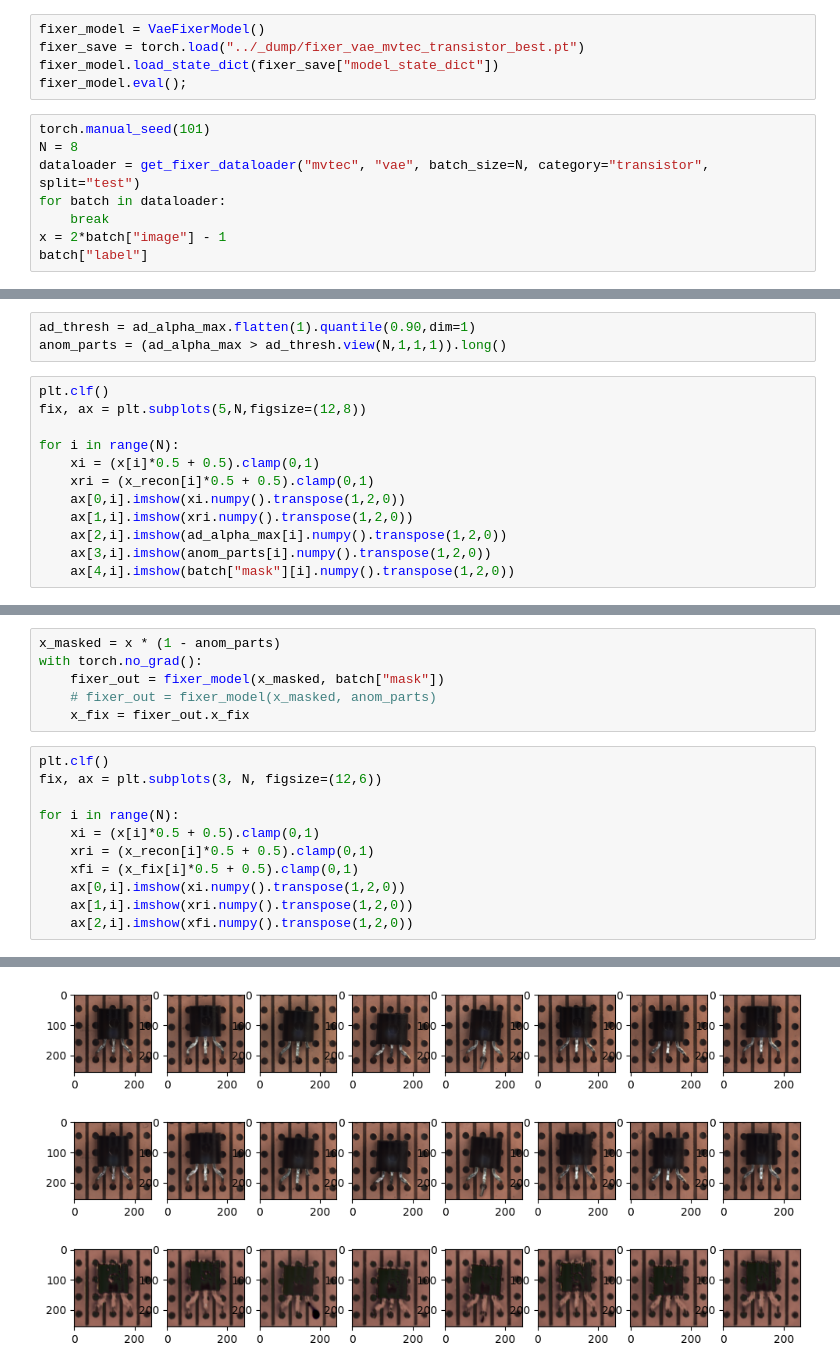
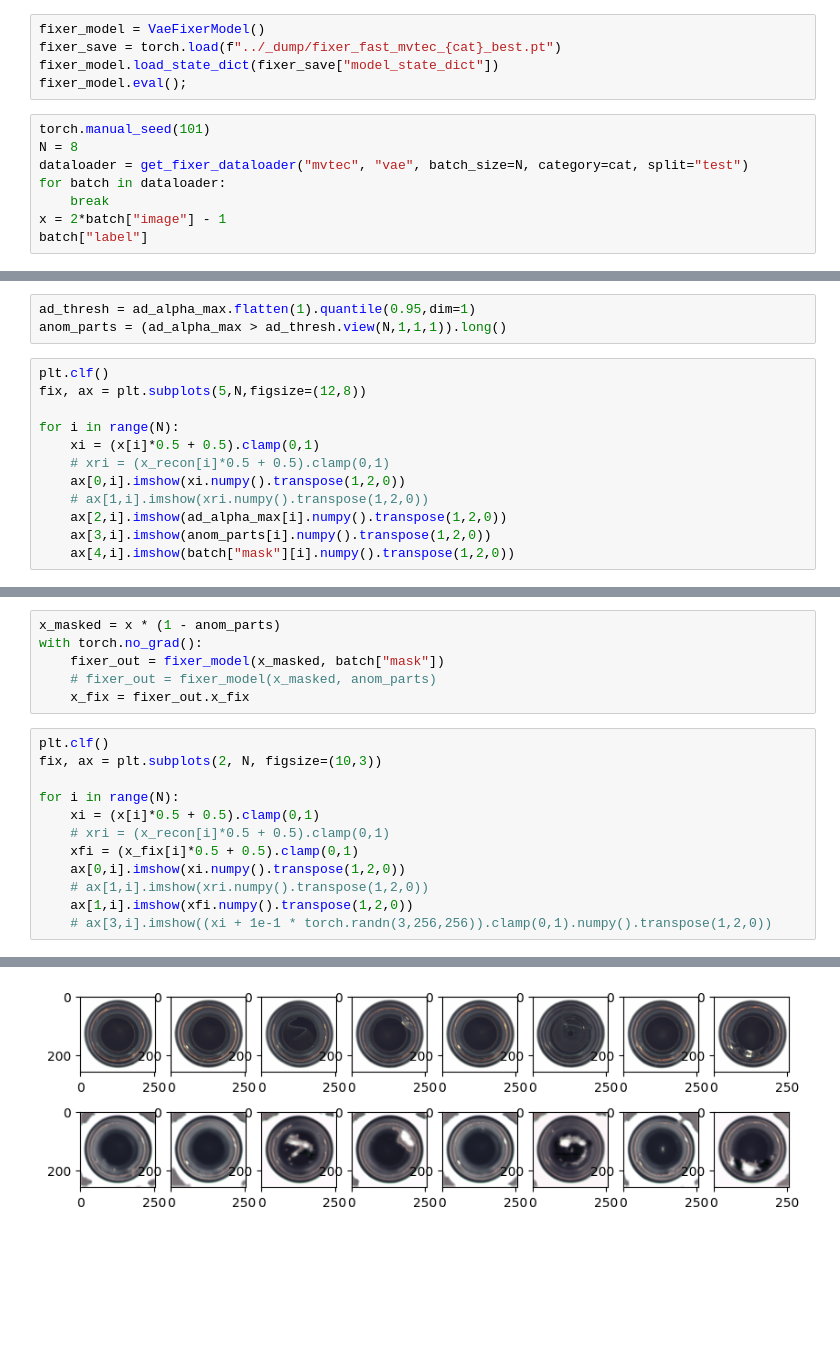
Before and after one commit to xjiae/arpro, a Jupyter notebook: notebooks/fixer_vae_test.ipynb, the cells around one changed output, grey strips where cells are left out. Drawn from its saved outputs; the diff is of its cells as text; blank space fills up the shorter version.

```diff
--- a/notebooks/fixer_vae_test.ipynb
+++ b/notebooks/fixer_vae_test.ipynb
@@ -14,13 +18,13 @@ ad_model.load_state_dict(ad_save["model_state_dict"])
 ad_model.eval();
 # %%
 fixer_model = VaeFixerModel()
-fixer_save = torch.load("../_dump/fixer_vae_mvtec_transistor_best.pt")
+fixer_save = torch.load(f"../_dump/fixer_fast_mvtec_{cat}_best.pt")
 fixer_model.load_state_dict(fixer_save["model_state_dict"])
 fixer_model.eval();
 # %%
 torch.manual_seed(101)
 N = 8
-dataloader = get_fixer_dataloader("mvtec", "vae", batch_size=N, category="transistor", split="test")
+dataloader = get_fixer_dataloader("mvtec", "vae", batch_size=N, category=cat, split="test")
 for batch in dataloader:
     break
 x = 2*batch["image"] - 1
@@ -36,6 +40,6 @@ x_recon = ad_out.others["x_recon"]
 ad_alpha_max = ad_alpha.max(dim=1, keepdim=True).values
 # %%
-ad_thresh = ad_alpha_max.flatten(1).quantile(0.90,dim=1)
+ad_thresh = ad_alpha_max.flatten(1).quantile(0.95,dim=1)
 anom_parts = (ad_alpha_max > ad_thresh.view(N,1,1,1)).long()
 # %%
 plt.clf()
@@ -43,9 +47,9 @@ fix, ax = plt.subplots(5,N,figsize=(12,8))
 
 for i in range(N):
     xi = (x[i]*0.5 + 0.5).clamp(0,1)
-    xri = (x_recon[i]*0.5 + 0.5).clamp(0,1)
+    # xri = (x_recon[i]*0.5 + 0.5).clamp(0,1)
     ax[0,i].imshow(xi.numpy().transpose(1,2,0))
-    ax[1,i].imshow(xri.numpy().transpose(1,2,0))
+    # ax[1,i].imshow(xri.numpy().transpose(1,2,0))
     ax[2,i].imshow(ad_alpha_max[i].numpy().transpose(1,2,0))
     ax[3,i].imshow(anom_parts[i].numpy().transpose(1,2,0))
     ax[4,i].imshow(batch["mask"][i].numpy().transpose(1,2,0))
@@ -60,15 +64,16 @@ with torch.no_grad():
     x_fix = fixer_out.x_fix
 # %%
 plt.clf()
-fix, ax = plt.subplots(3, N, figsize=(12,6))
+fix, ax = plt.subplots(2, N, figsize=(10,3))
 
 for i in range(N):
     xi = (x[i]*0.5 + 0.5).clamp(0,1)
-    xri = (x_recon[i]*0.5 + 0.5).clamp(0,1)
+    # xri = (x_recon[i]*0.5 + 0.5).clamp(0,1)
     xfi = (x_fix[i]*0.5 + 0.5).clamp(0,1)
     ax[0,i].imshow(xi.numpy().transpose(1,2,0))
-    ax[1,i].imshow(xri.numpy().transpose(1,2,0))
-    ax[2,i].imshow(xfi.numpy().transpose(1,2,0))
+    # ax[1,i].imshow(xri.numpy().transpose(1,2,0))
+    ax[1,i].imshow(xfi.numpy().transpose(1,2,0))
+    # ax[3,i].imshow((xi + 1e-1 * torch.randn(3,256,256)).clamp(0,1).numpy().transpose(1,2,0))
 # %% [output]
 <Figure size 640x480 with 0 Axes>
-[figure, old version]
+[figure, new version]
```
Also changed, not shown: parts of 5 cells of this notebook, 16 other files.
